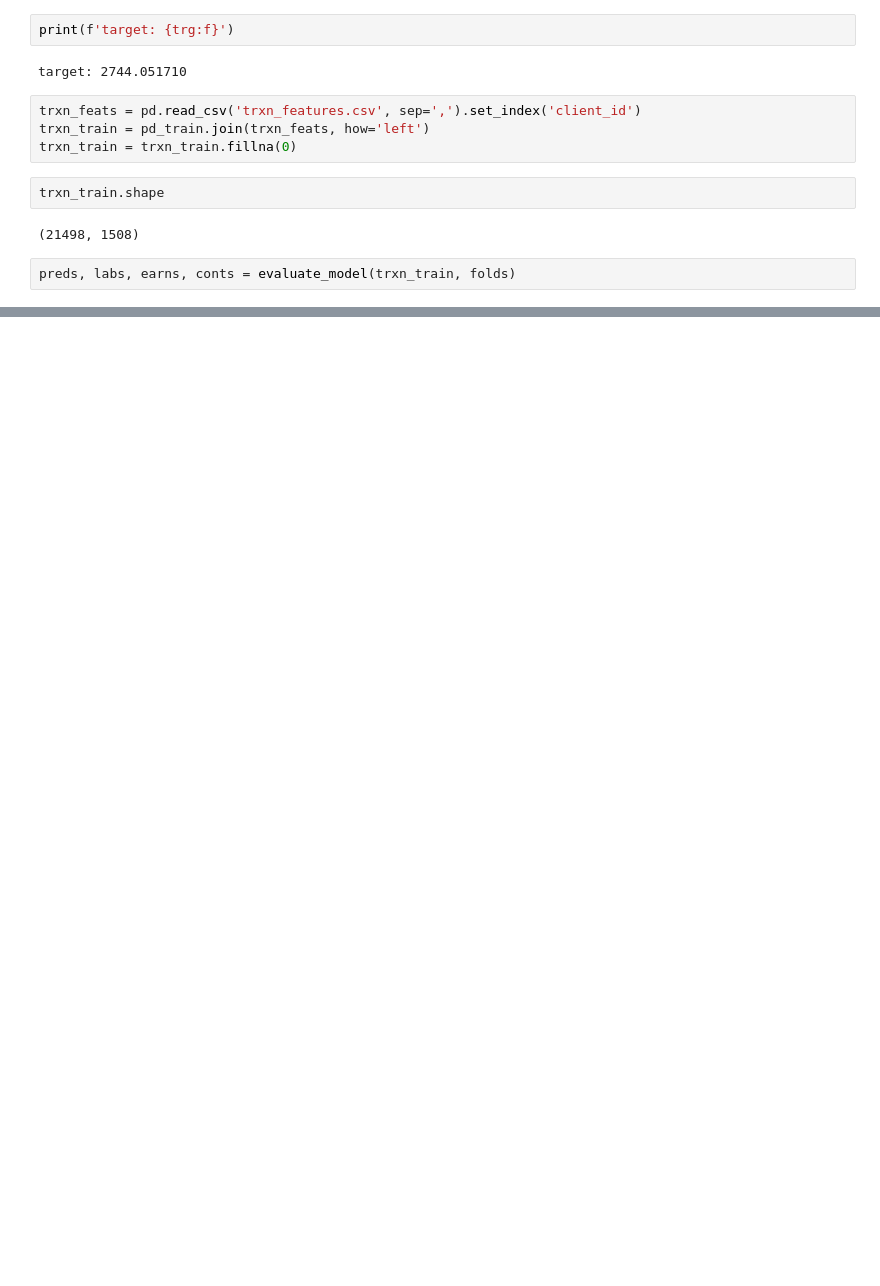
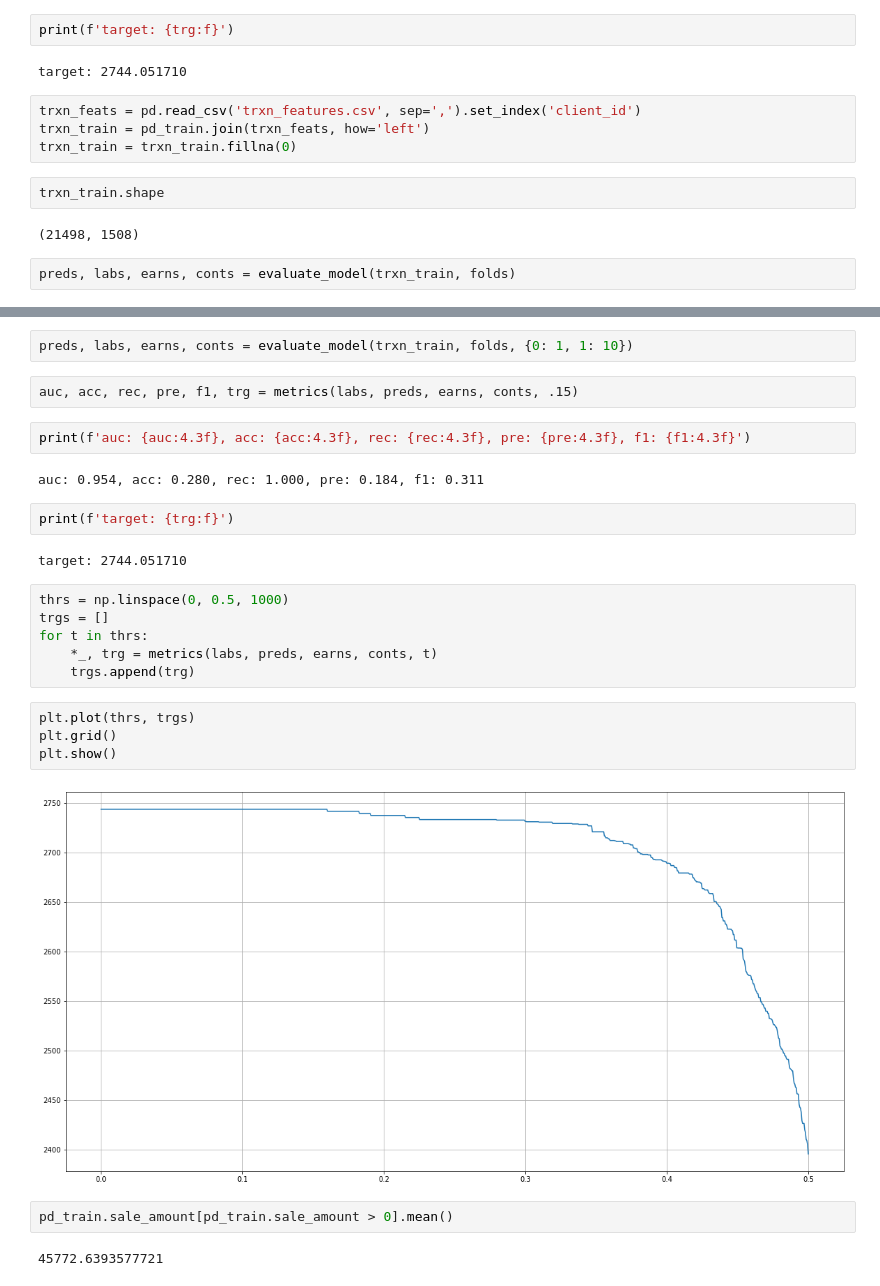
Before and after one commit to SandMV/idao-finals, a Jupyter notebook: notebooks/data-preview.ipynb, the cells around one changed output, grey strips where cells are left out. Drawn from its saved outputs; the diff is of its cells as text; blank space fills up the shorter version.

```diff
--- a/notebooks/data-preview.ipynb
+++ b/notebooks/data-preview.ipynb
@@ -344,0 +358,28 @@ target: 2735.744429
+# %%
+preds, labs, earns, conts = evaluate_model(trxn_train, folds, {0: 1, 1: 10})
+# %%
+auc, acc, rec, pre, f1, trg = metrics(labs, preds, earns, conts, .15)
+# %%
+print(f'auc: {auc:4.3f}, acc: {acc:4.3f}, rec: {rec:4.3f}, pre: {pre:4.3f}, f1: {f1:4.3f}')
+# %% [output]
+auc: 0.954, acc: 0.280, rec: 1.000, pre: 0.184, f1: 0.311
+# %%
+print(f'target: {trg:f}')
+# %% [output]
+target: 2744.051710
+# %%
+thrs = np.linspace(0, 0.5, 1000)
+trgs = []
+for t in thrs:
+    *_, trg = metrics(labs, preds, earns, conts, t)
+    trgs.append(trg)
+# %%
+plt.plot(thrs, trgs)
+plt.grid()
+plt.show()
+# %% [output]
+[figure, added]
+# %%
+pd_train.sale_amount[pd_train.sale_amount > 0].mean()
+# %% [output]
+45772.6393577721
```
Also changed, not shown: parts of 8 cells of this notebook, 5 other files.
